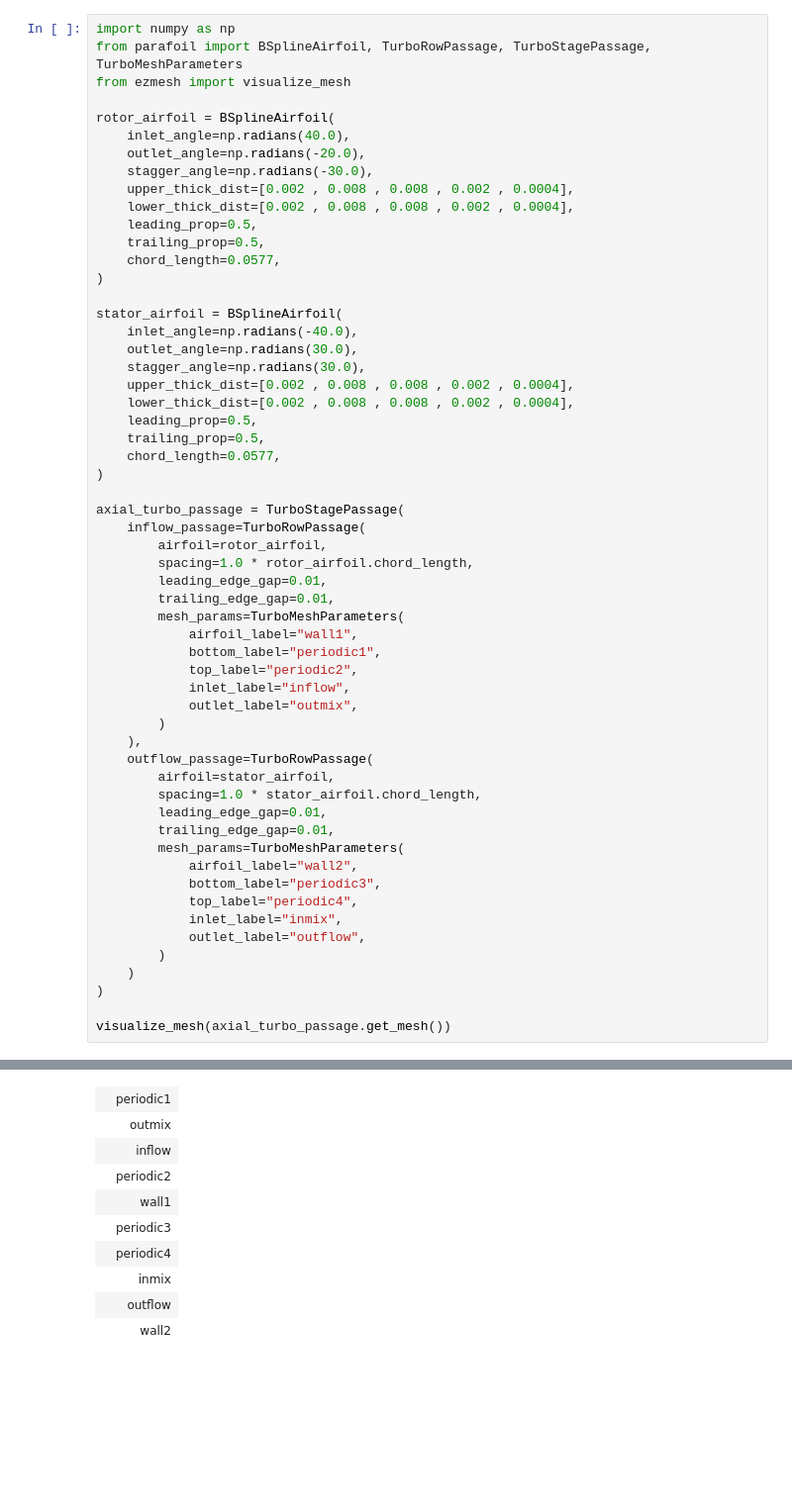
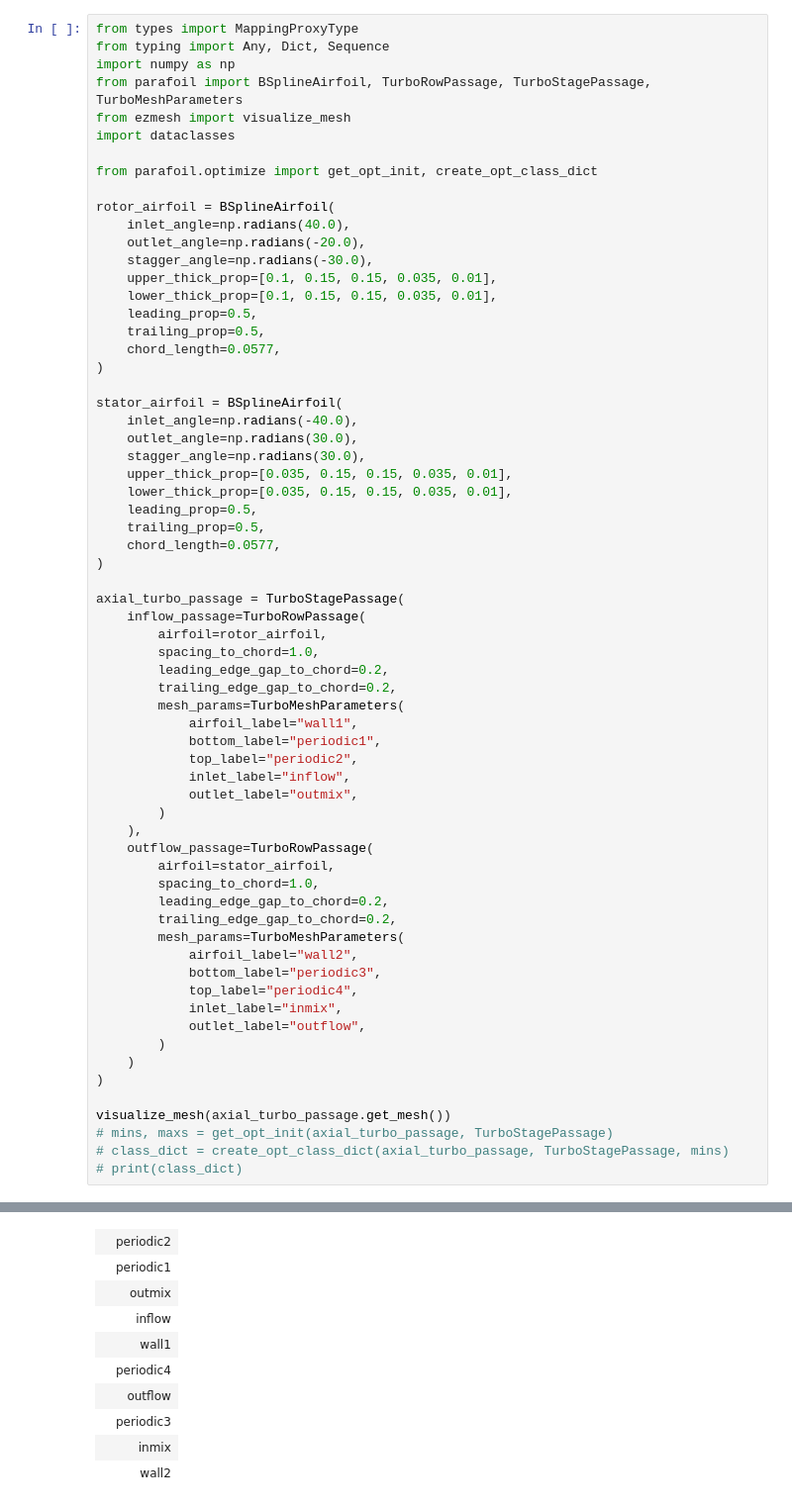
Before and after one commit to OpenOrion/parafoil, a Jupyter notebook: examples/turbo_stage.ipynb, the cells around one changed output, grey strips where cells are left out. Shown at 99% size. Saved outputs shown, nothing was run; the diff lists cells and outputs as text; blank space fills up the shorter version.

```diff
--- a/examples/turbo_stage.ipynb
+++ b/examples/turbo_stage.ipynb
@@ -4,14 +15,19 @@
 # %%
+from types import MappingProxyType
+from typing import Any, Dict, Sequence
 import numpy as np
 from parafoil import BSplineAirfoil, TurboRowPassage, TurboStagePassage, TurboMeshParameters
 from ezmesh import visualize_mesh
+import dataclasses
+
+from parafoil.optimize import get_opt_init, create_opt_class_dict
 
 rotor_airfoil = BSplineAirfoil(
     inlet_angle=np.radians(40.0),
     outlet_angle=np.radians(-20.0),
     stagger_angle=np.radians(-30.0),
-    upper_thick_dist=[0.002 , 0.008 , 0.008 , 0.002 , 0.0004],
-    lower_thick_dist=[0.002 , 0.008 , 0.008 , 0.002 , 0.0004],
+    upper_thick_prop=[0.1, 0.15, 0.15, 0.035, 0.01],
+    lower_thick_prop=[0.1, 0.15, 0.15, 0.035, 0.01],
     leading_prop=0.5,
     trailing_prop=0.5,
     chord_length=0.0577,
@@ -21,8 +37,8 @@ stator_airfoil = BSplineAirfoil(
     inlet_angle=np.radians(-40.0),
     outlet_angle=np.radians(30.0),
     stagger_angle=np.radians(30.0),
-    upper_thick_dist=[0.002 , 0.008 , 0.008 , 0.002 , 0.0004],
-    lower_thick_dist=[0.002 , 0.008 , 0.008 , 0.002 , 0.0004],
+    upper_thick_prop=[0.035, 0.15, 0.15, 0.035, 0.01],
+    lower_thick_prop=[0.035, 0.15, 0.15, 0.035, 0.01],
     leading_prop=0.5,
     trailing_prop=0.5,
     chord_length=0.0577,
@@ -31,9 +47,9 @@ stator_airfoil = BSplineAirfoil(
 axial_turbo_passage = TurboStagePassage(
     inflow_passage=TurboRowPassage(
         airfoil=rotor_airfoil,
-        spacing=1.0 * rotor_airfoil.chord_length,
-        leading_edge_gap=0.01,
-        trailing_edge_gap=0.01,
+        spacing_to_chord=1.0,
+        leading_edge_gap_to_chord=0.2,
+        trailing_edge_gap_to_chord=0.2,
         mesh_params=TurboMeshParameters(
             airfoil_label="wall1",
             bottom_label="periodic1",
@@ -44,9 +60,9 @@ axial_turbo_passage = TurboStagePassage(
     ),
     outflow_passage=TurboRowPassage(
         airfoil=stator_airfoil,
-        spacing=1.0 * stator_airfoil.chord_length,
-        leading_edge_gap=0.01,
-        trailing_edge_gap=0.01,
+        spacing_to_chord=1.0,
+        leading_edge_gap_to_chord=0.2,
+        trailing_edge_gap_to_chord=0.2,
         mesh_params=TurboMeshParameters(
             airfoil_label="wall2",
             bottom_label="periodic3",
@@ -58,6 +74,9 @@ axial_turbo_passage = TurboStagePassage(
 )
 
 visualize_mesh(axial_turbo_passage.get_mesh())
+# mins, maxs = get_opt_init(axial_turbo_passage, TurboStagePassage)
+# class_dict = create_opt_class_dict(axial_turbo_passage, TurboStagePassage, mins)
+# print(class_dict)
 # %% [output]
 Info    : Meshing 1D...
 Info    : [  0%] Meshing curve 1 (Nurb)
@@ -79,15 +98,15 @@ Info    : 2680 nodes 4338 elements
 [interactive output not drawn]
 Renderer(camera=PerspectiveCamera(aspect=1.3333333333333333, far=100000.0, near=0.001, position=(0.0, 0.0, 1.0…
 Markers
+|  | periodic2 |
 |  | periodic1 |
 |  | outmix |
 |  | inflow |
-|  | periodic2 |
 |  | wall1 |
+|  | periodic4 |
+|  | outflow |
 |  | periodic3 |
-|  | periodic4 |
 |  | inmix |
-|  | outflow |
 |  | wall2 |
 Zones
 |  | Zone 0 |
```
Also changed, not shown: parts of 3 cells of this notebook, 10 other files.
